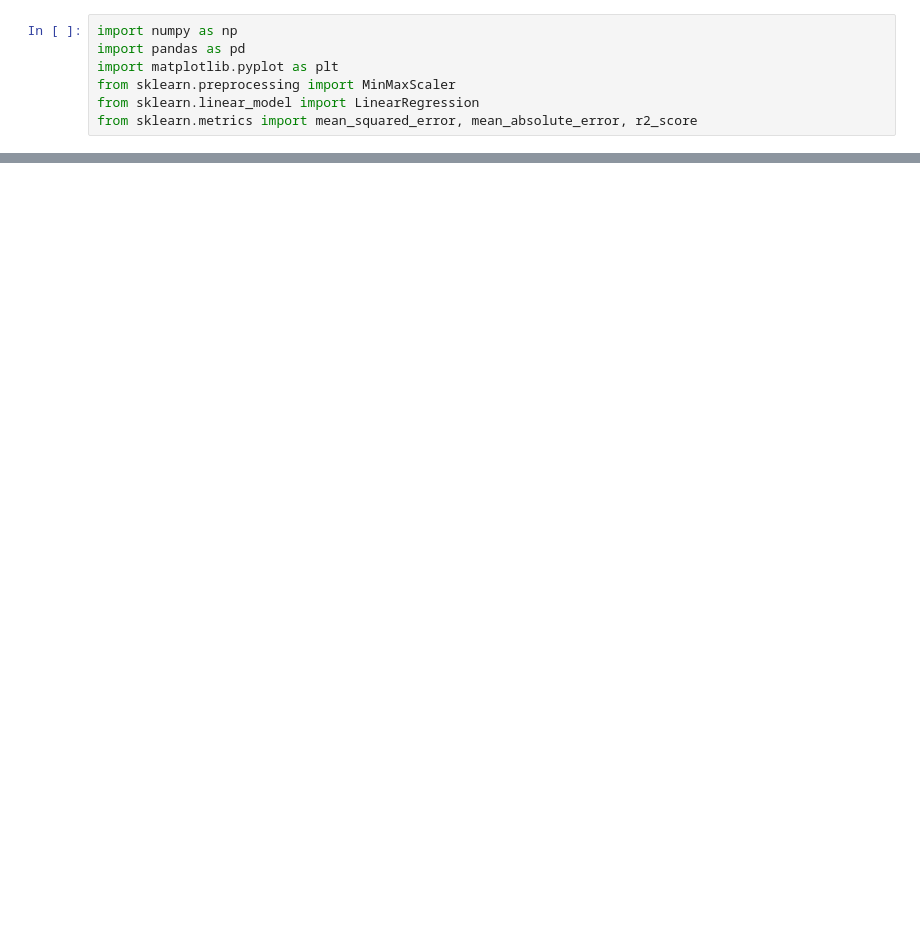
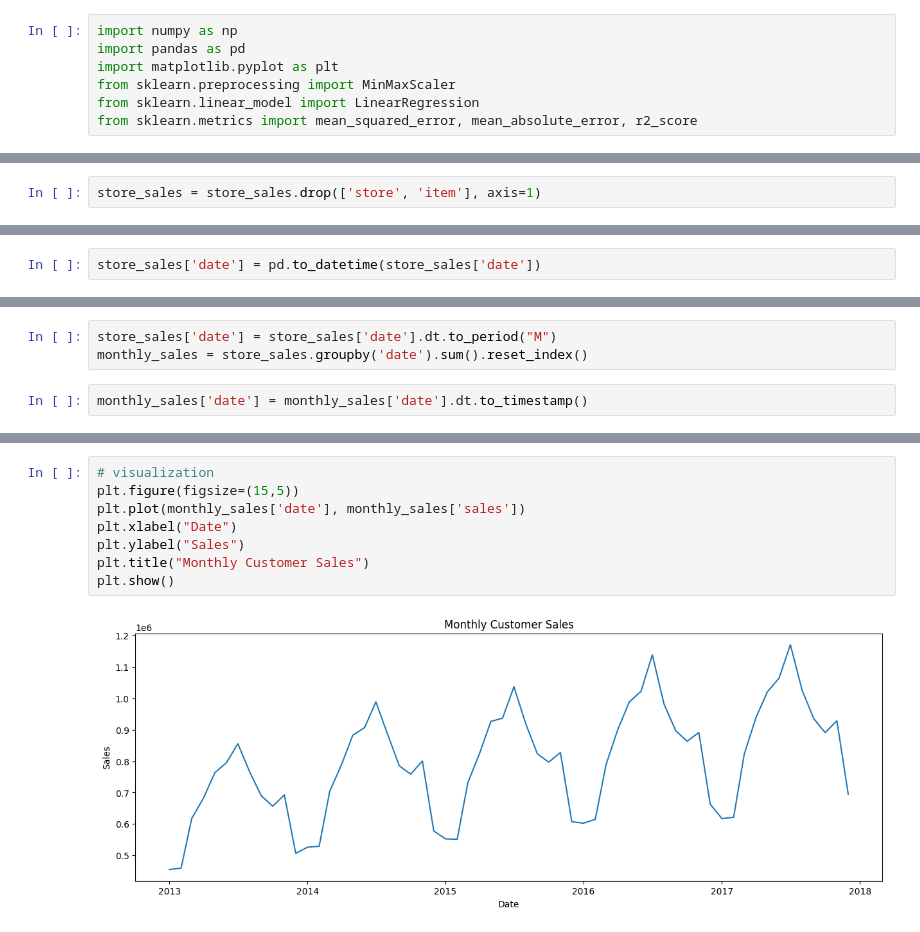
Before and after one commit to SiniyaMC363/Retail_Sales_Forecasting_and_Executive_Dashboard, a Jupyter notebook: notebooks/sales_forcast.ipynb, the cells around one changed output, grey strips where cells are left out. Saved outputs shown, nothing was run; the diff lists cells and outputs as text; blank space fills up the shorter version.

Commit message:
Model training and visualization done

```diff
--- a/notebooks/sales_forcast.ipynb
+++ b/notebooks/sales_forcast.ipynb
@@ -12,0 +32,2 @@ OSError: [Errno 22] Invalid argument: 'D:\\DataScience\retail_sales_forcasting\\
+# %%
+store_sales = store_sales.drop(['store', 'item'], axis=1)
@@ -12,0 +46,2 @@ OSError: [Errno 22] Invalid argument: 'D:\\DataScience\retail_sales_forcasting\\
+# %%
+store_sales['date'] = pd.to_datetime(store_sales['date'])
@@ -12,0 +60,5 @@ OSError: [Errno 22] Invalid argument: 'D:\\DataScience\retail_sales_forcasting\\
+# %%
+store_sales['date'] = store_sales['date'].dt.to_period("M")
+monthly_sales = store_sales.groupby('date').sum().reset_index()
+# %%
+monthly_sales['date'] = monthly_sales['date'].dt.to_timestamp()
@@ -12,0 +74,10 @@ OSError: [Errno 22] Invalid argument: 'D:\\DataScience\retail_sales_forcasting\\
+# %%
+# visualization
+plt.figure(figsize=(15,5))
+plt.plot(monthly_sales['date'], monthly_sales['sales'])
+plt.xlabel("Date")
+plt.ylabel("Sales")
+plt.title("Monthly Customer Sales")
+plt.show()
+# %% [output]
+[figure, added]
```
Also changed, not shown: parts of 25 cells of this notebook, 5 other files.
